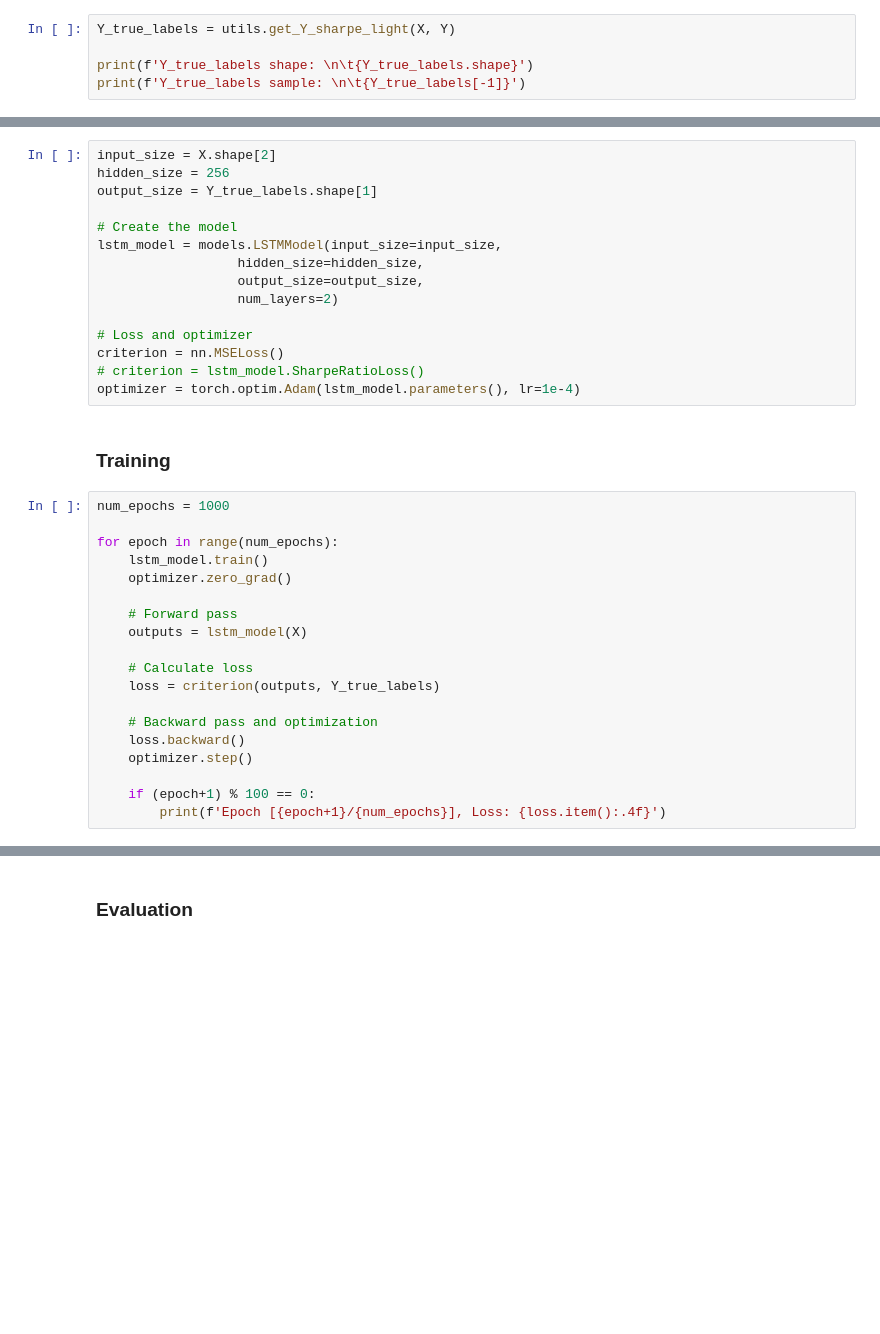
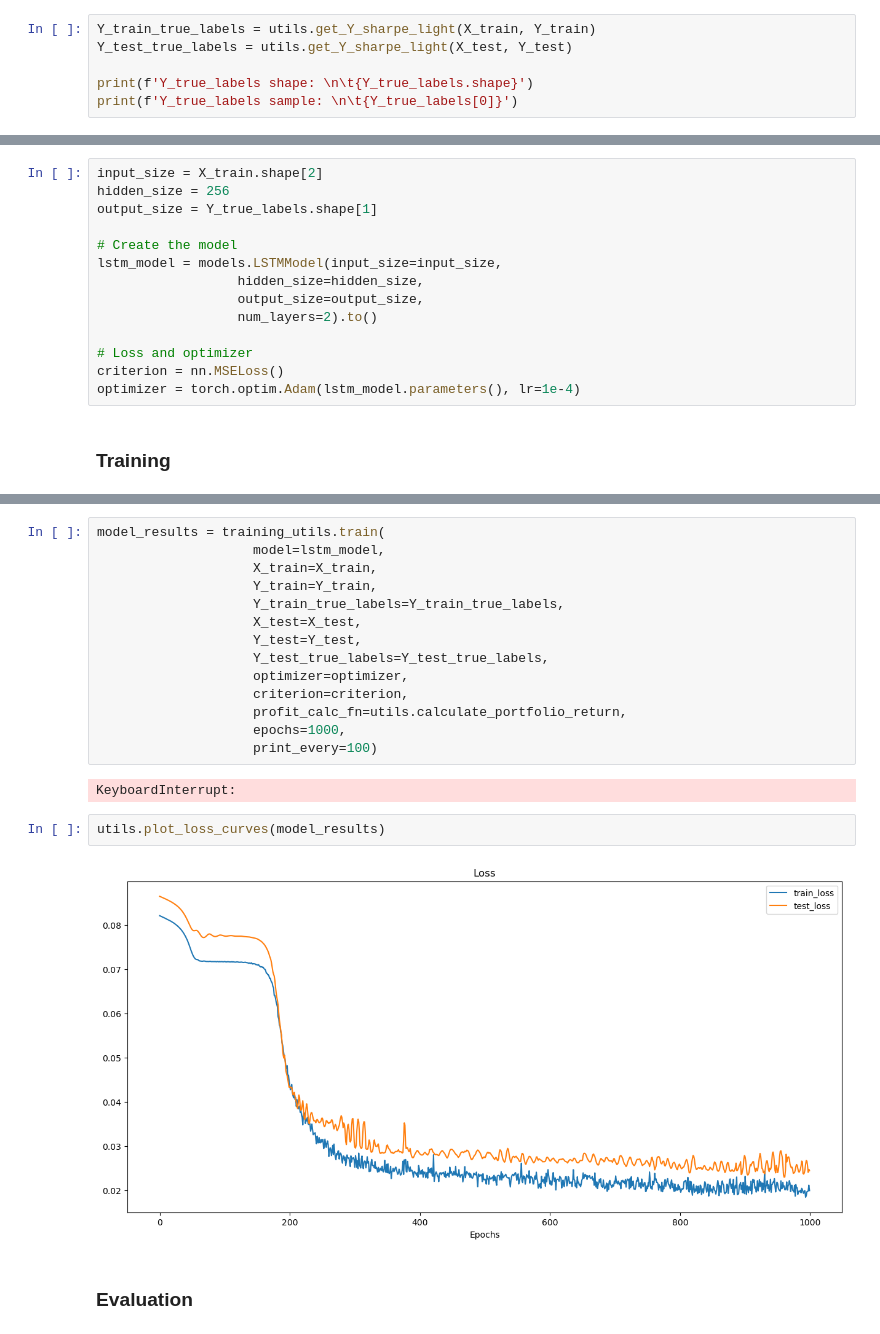
Before and after one commit to pawel-grzeszczyk/portfolio-optimization, a Jupyter notebook: modeling/modeling.ipynb, the cells around one changed output, grey strips where cells are left out. Cells and saved outputs as stored; diff of their text form; blank space fills up the shorter version.

Commit message:
finished with dummy data and testing on real sample

```diff
--- a/modeling/modeling.ipynb
+++ b/modeling/modeling.ipynb
@@ -143,9 +134,10 @@ Y sample:
 | `get_Y_sharpe_one`         | `X, Y`         | Pick one asset with the highest Sharpe ratio                                  |
 | `get_Y_sharpe_light`       | `X, Y`         | Distribute weights among assets with positive returns depending on the Sharpe ratio value |
 # %%
-Y_true_labels = utils.get_Y_sharpe_light(X, Y)
+Y_train_true_labels = utils.get_Y_sharpe_light(X_train, Y_train)
+Y_test_true_labels = utils.get_Y_sharpe_light(X_test, Y_test)
 
 print(f'Y_true_labels shape: \n\t{Y_true_labels.shape}')
-print(f'Y_true_labels sample: \n\t{Y_true_labels[-1]}')
+print(f'Y_true_labels sample: \n\t{Y_true_labels[0]}')
 # %% [output]
 Y_true_labels shape:
@@ -155,7 +147,7 @@ Y_true_labels sample:
 # %% [markdown]
 ### **Model**
 # %%
-input_size = X.shape[2]
+input_size = X_train.shape[2]
 hidden_size = 256
 output_size = Y_true_labels.shape[1]
 
@@ -163,30 +155,10 @@ output_size = Y_true_labels.shape[1]
 lstm_model = models.LSTMModel(input_size=input_size,
                   hidden_size=hidden_size,
                   output_size=output_size,
-                  num_layers=2)
+                  num_layers=2).to()
 
 # Loss and optimizer
 criterion = nn.MSELoss()
-# criterion = lstm_model.SharpeRatioLoss()
 optimizer = torch.optim.Adam(lstm_model.parameters(), lr=1e-4)
 # %% [markdown]
 ### **Training**
-# %%
-num_epochs = 1000
-
-for epoch in range(num_epochs):
-    lstm_model.train()
-    optimizer.zero_grad()
-
-    # Forward pass
-    outputs = lstm_model(X)
-
-    # Calculate loss
-    loss = criterion(outputs, Y_true_labels)
-
-    # Backward pass and optimization
-    loss.backward()
-    optimizer.step()
-
-    if (epoch+1) % 100 == 0:
-        print(f'Epoch [{epoch+1}/{num_epochs}], Loss: {loss.item():.4f}')
@@ -204,2 +169,22 @@ Epoch [1000/1000], Loss: 0.0046
+# %%
+model_results = training_utils.train(
+                    model=lstm_model,
+                    X_train=X_train,
+                    Y_train=Y_train,
+                    Y_train_true_labels=Y_train_true_labels,
+                    X_test=X_test,
+                    Y_test=Y_test,
+                    Y_test_true_labels=Y_test_true_labels,
+                    optimizer=optimizer,
+                    criterion=criterion,
+                    profit_calc_fn=utils.calculate_portfolio_return,
+                    epochs=1000,
+                    print_every=100)
+# %% [output]
+KeyboardInterrupt:
+# %%
+utils.plot_loss_curves(model_results)
+# %% [output]
+[figure, added]
 # %% [markdown]
 ### **Evaluation**
```
Also changed, not shown: parts of 24 cells of this notebook.
